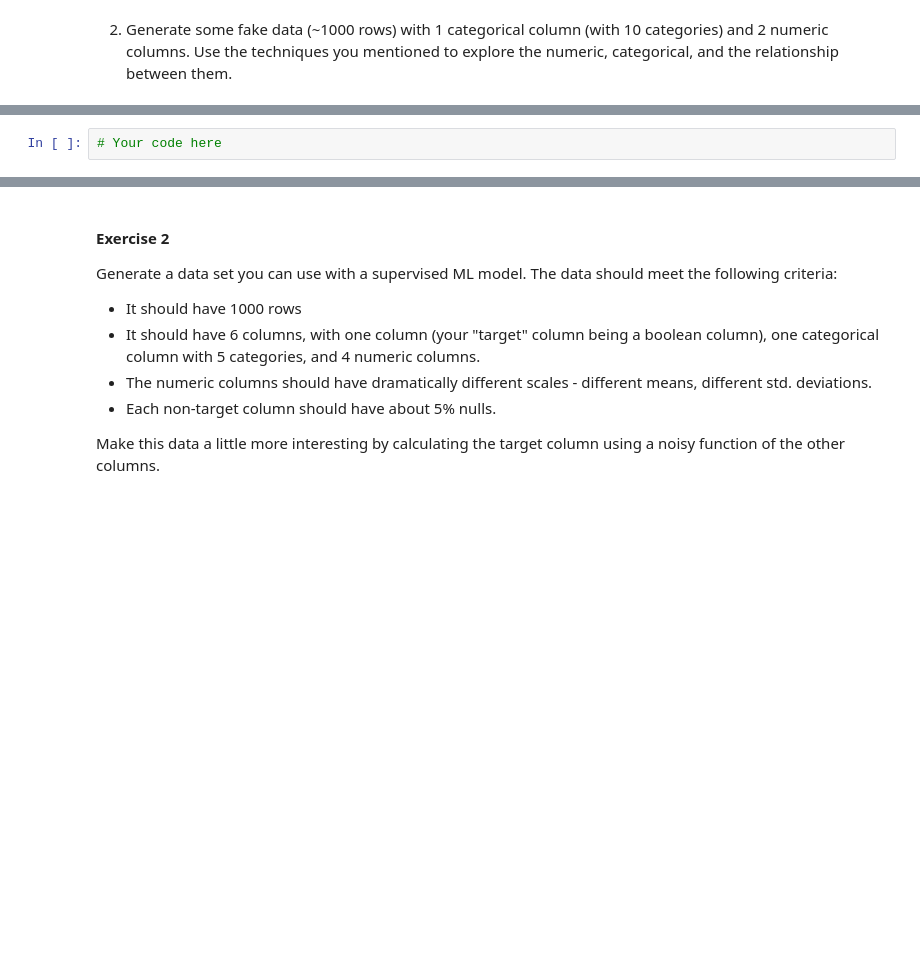
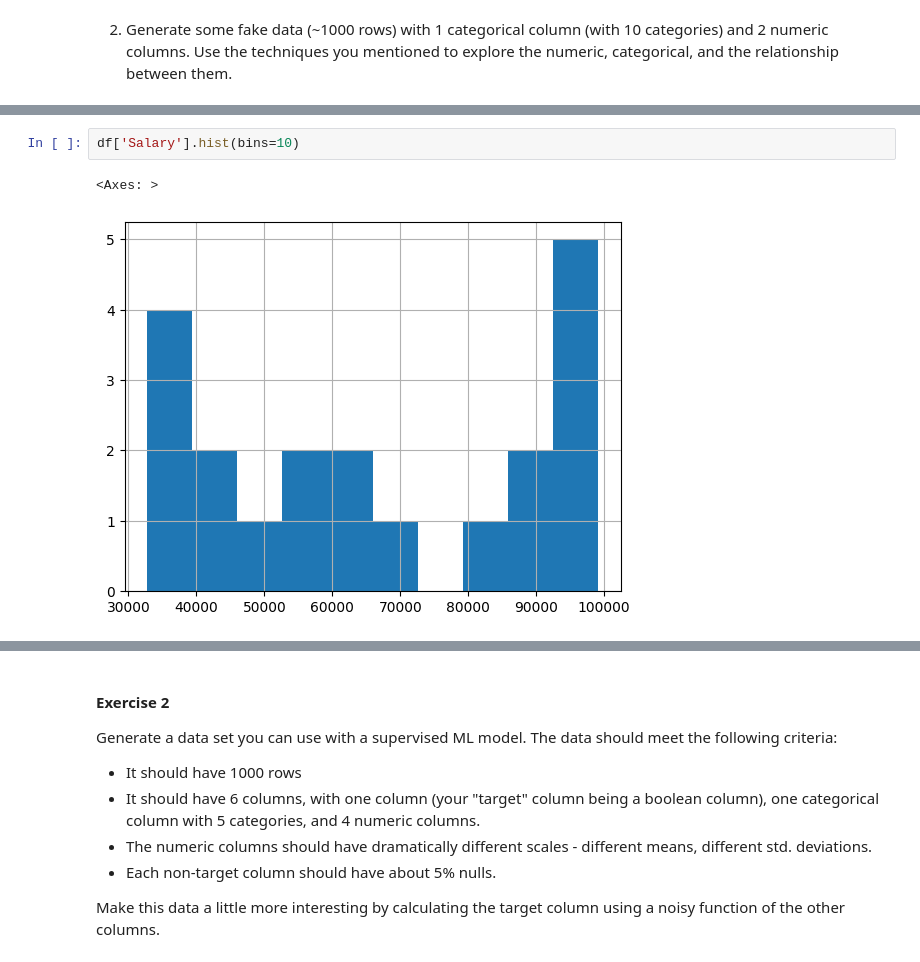
Before and after one commit to SU-IST707-FS25/week-2-materials-prasad11s, a Jupyter notebook: assignment.ipynb, the cells around one changed output, grey strips where cells are left out. Cells and saved outputs as stored; diff of their text form; blank space fills up the shorter version.

```diff
--- a/assignment.ipynb
+++ b/assignment.ipynb
@@ -21,3 +58,6 @@
 # %%
-# Your code here
+df['Salary'].hist(bins=10)
+# %% [output]
+<Axes: >
+[figure, added]
 # %%
```
Also changed, not shown: parts of 8 cells of this notebook.
